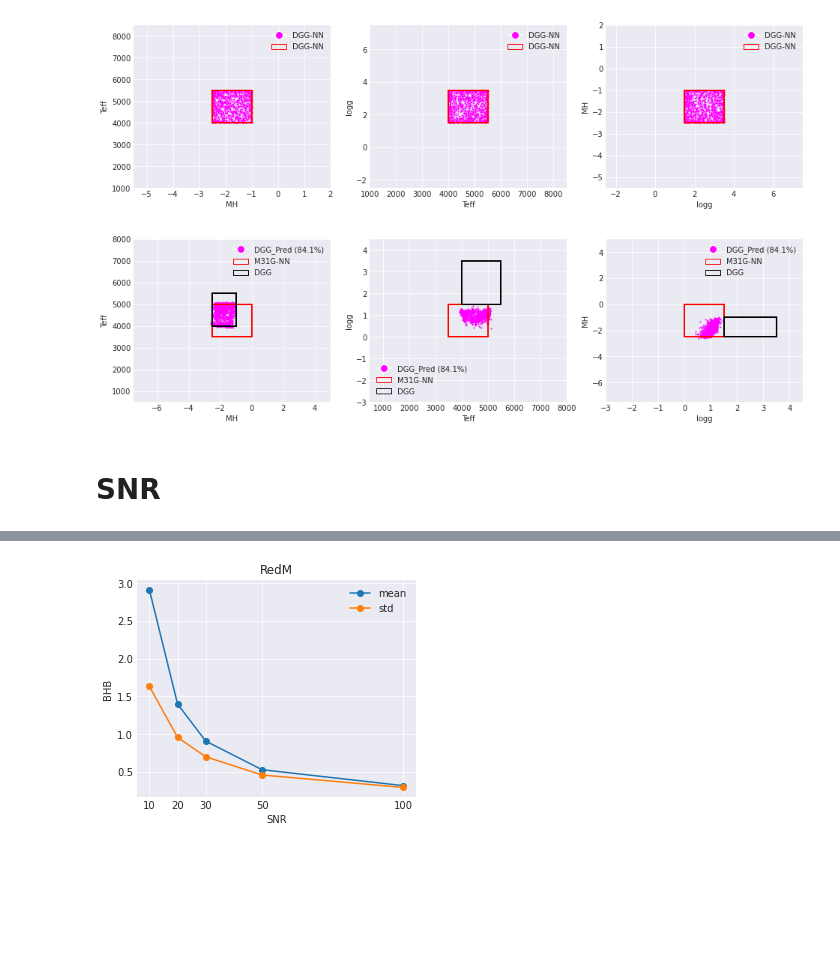
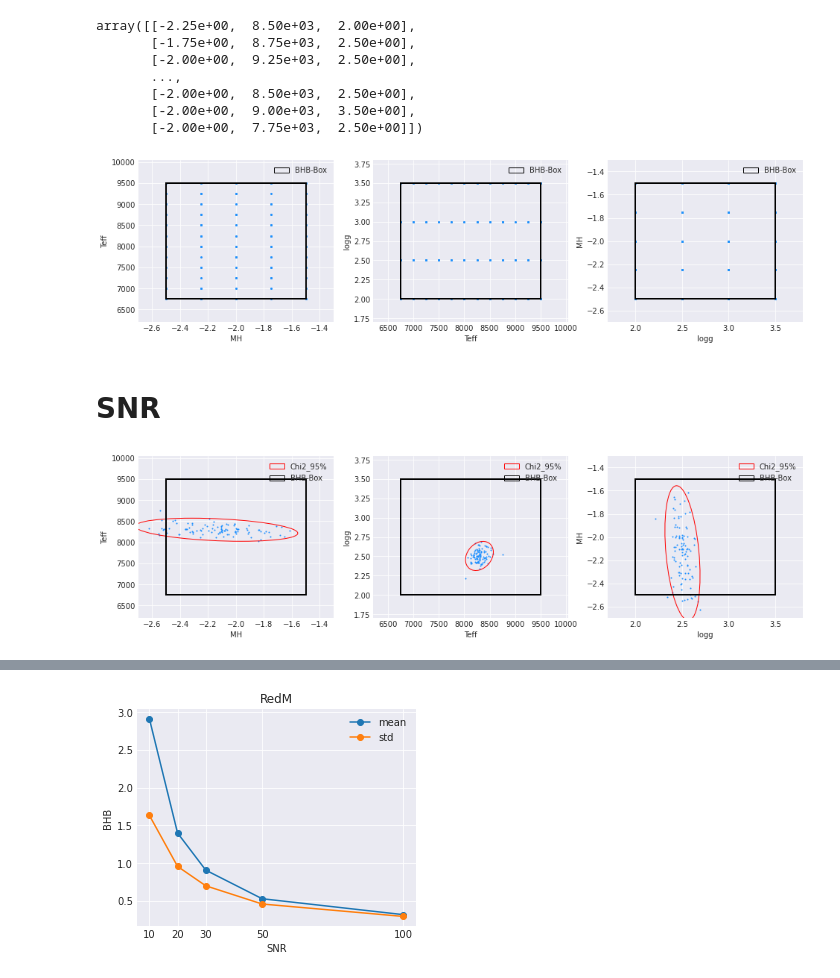
Before and after one commit to ViskaWei/LV, a Jupyter notebook: nb/dnn.ipynb, the cells around one changed output, grey strips where cells are left out. Cells and saved outputs as stored; diff of their text form; code cells hidden in the pictures; blank space fills up the shorter version.

```diff
--- a/nb/dnn.ipynb
+++ b/nb/dnn.ipynb
@@ -52,12 +54,17 @@ d.get_overlap_mat(plot=1)
+# %%
+d.p_tests[R0]
+# %% [output]
+array([[-2.25e+00,  8.50e+03,  2.00e+00],
+       [-1.75e+00,  8.75e+03,  2.50e+00],
+       [-2.00e+00,  9.25e+03,  2.50e+00],
+       ...,
+       [-2.00e+00,  8.50e+03,  2.50e+00],
+       [-2.00e+00,  9.00e+03,  3.50e+00],
+       [-2.00e+00,  7.75e+03,  2.50e+00]])
 # %%
-R0="G"
-ddp.plot_box_R0_R1(R0,R0, ddp.p_tests[R0])
+R0="B"
+d.plot_box_R0_R1(R0,R0, data=d.p_tests[R0], n_box=0.2)
 # %% [output]
-[figure, old version]
+[figure, new version]
-# %%
-R0="G"
-ddp.plot_box_R0_R1("M",R0)
-# %% [output]
-[figure, removed]
 # %% [markdown]
 # SNR
@@ -63,0 +76,5 @@ ddp.plot_box_R0_R1("M",R0)
+# %%
+add_ellipse = d.get_ellipse_fn(preds)
+d.plot_box_R0_R1(R0,R0, [add_ellipse], data=preds, n_box=0.2)
+# %% [output]
+[figure, added]
```
Also changed, not shown: parts of 16 cells of this notebook, 5 other files.
